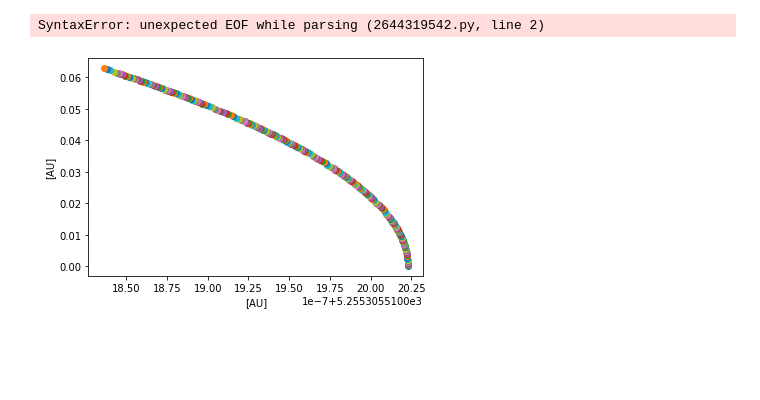
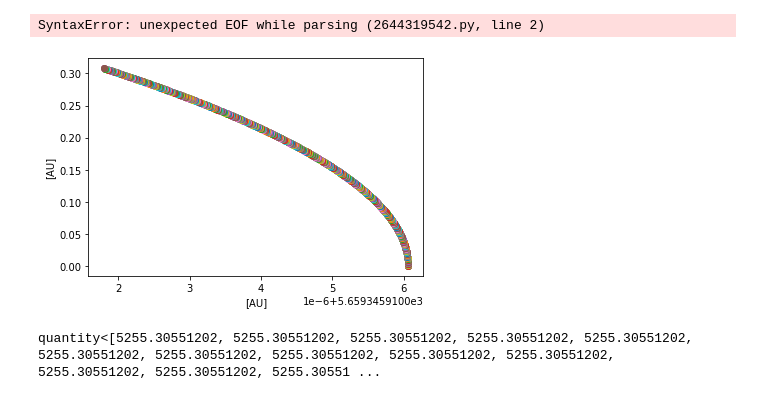
Before and after one commit to L7aler/AMUSE, a Jupyter notebook: Nemesis_and_the_Sun.ipynb, the cells around one changed output. Cells and saved outputs as stored; diff of their text form; code cells hidden in the pictures; blank space fills up the shorter version.

```diff
--- a/Nemesis_and_the_Sun.ipynb
+++ b/Nemesis_and_the_Sun.ipynb
@@ -387,27 +387,38 @@ SyntaxError: unexpected EOF while parsing (2644319542.py, line 2)
 def integrate_solar_system(particles, end_time):
     from amuse.lab import nbody_system
     from amuse.community.ph4.interface import ph4
+    ox, oy, oz = np.zeros([100, 292]), np.zeros([100, 292]), np.zeros([100, 292])
     convert_nbody = nbody_system.nbody_to_si(particles.mass.sum(),
                                                 particles[1].position.length())
     gravity = ph4(convert_nbody)
     gravity.particles.add_particles(particles)
 
-    cloud = gravity.particles[11]
 
-    x = [] | units.AU
-    y = [] | units.AU
-    z = [] | units.AU
+    ox = np.zeros([100, 1466]) | units.AU
+    oy = np.zeros([100, 1466]) | units.AU
+    oz = np.zeros([100, 1466]) | units.AU
+    count = 0
     while gravity.model_time < end_time:
         gravity.evolve_model(gravity.model_time + (1 | units.day))
-        x.append(cloud.x)
-        y.append(cloud.y)
-        z.append(cloud.z)
+        for i, j in enumerate(range(11, 101)):
+            cloud = gravity.particles[j]
+            ox[i, count] = cloud.x
+            oy[i, count] = cloud.y
+            oz[i, count] = cloud.z
+        count += 1
 
     gravity.stop()
-    return x, y, z
+    #print(count)
+    #return x, y, z
+    return ox, oy, oz
 # %%
-x, y, z = integrate_solar_system(sun_and_planets, 1 | units.yr)
+x, y, z = integrate_solar_system(sun_and_planets, 5 | units.yr)
 # %%
-plot(x, y)
+plot(x[1], y[1])
+#plot(x[2], y[2])
 # %% [output]
-[figure, old version]
+[figure, new version]
+# %%
+x[0]
+# %% [output]
+quantity<[5255.30551202, 5255.30551202, 5255.30551202, 5255.30551202, 5255.30551202, 5255.30551202, 5255.30551202, 5255.30551202, 5255.30551202, 5255.30551202, 5255.30551202, 5255.30551202, 5255.30551 ...
```
Also changed, not shown: parts of 7 cells of this notebook.
